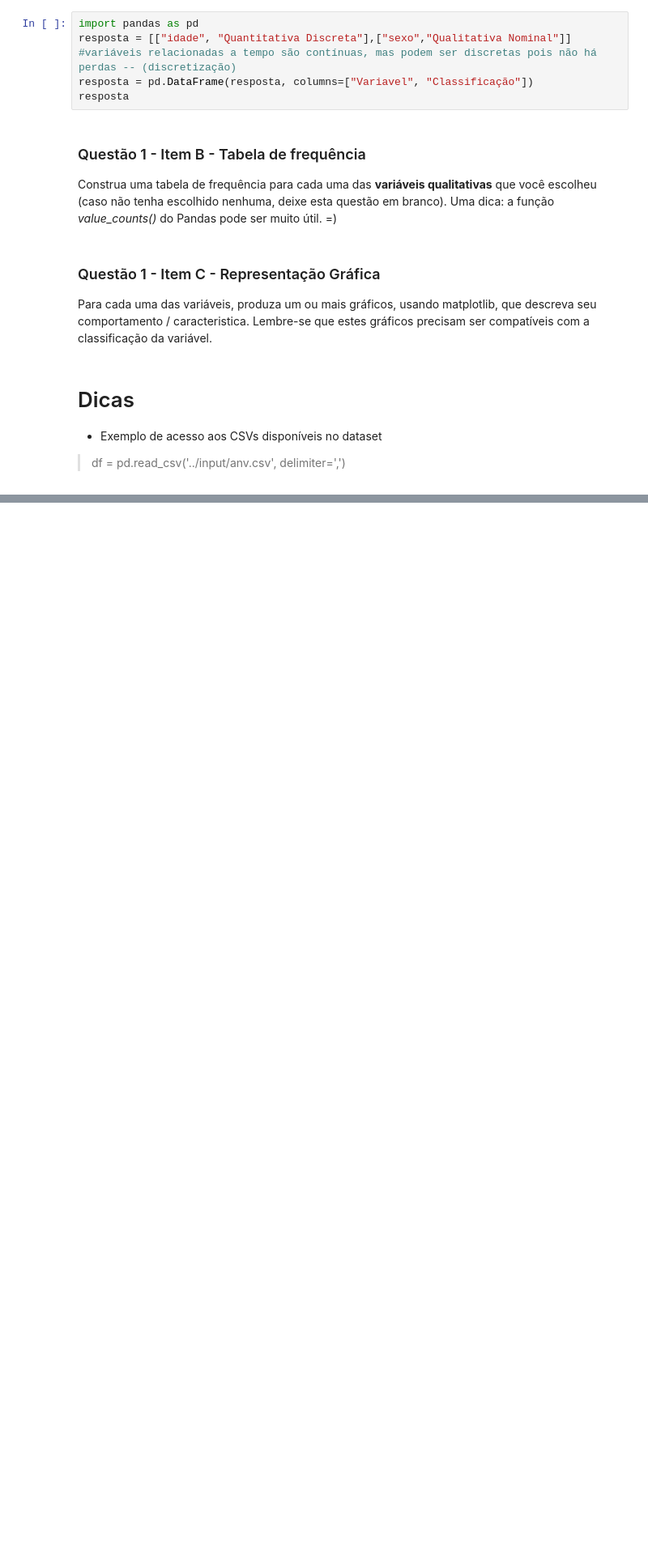
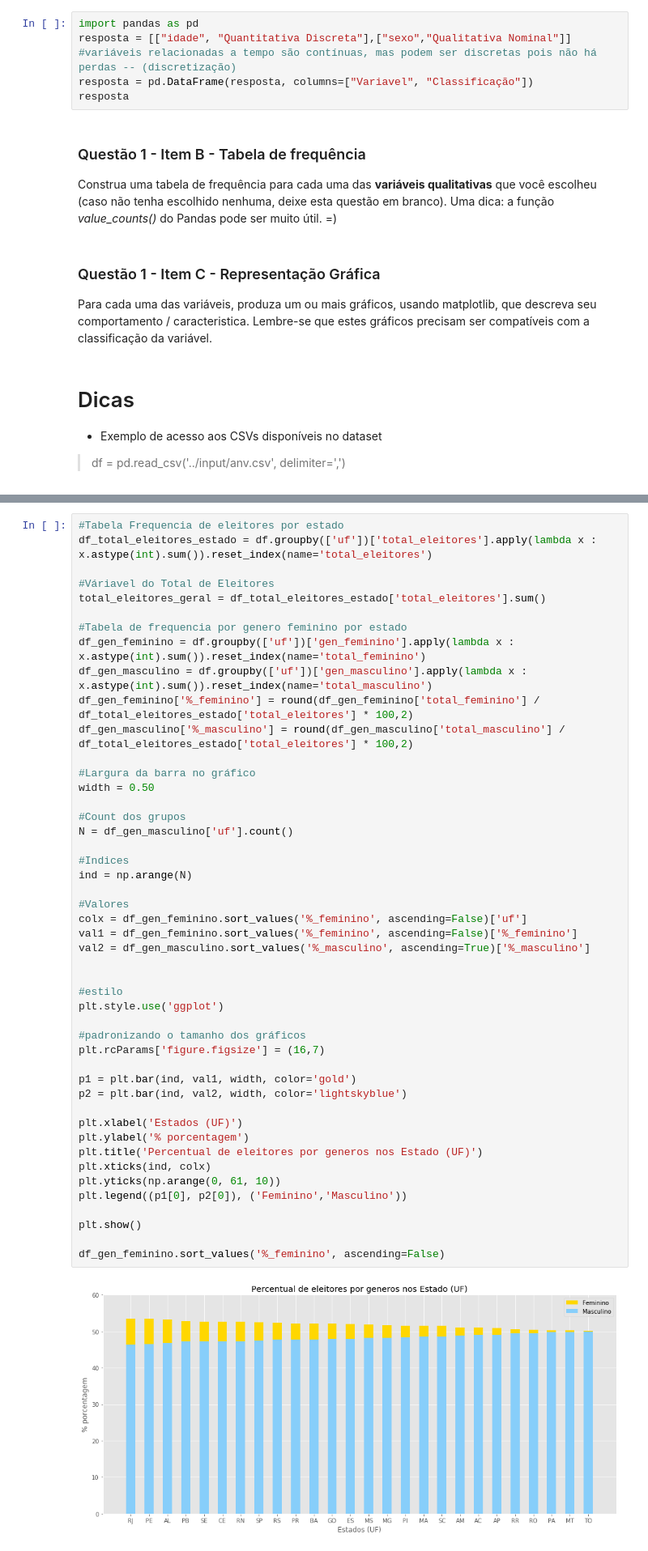
Before and after one commit to aabrantes/datascience, a Jupyter notebook: kernel.ipynb, the cells around one changed output, grey strips where cells are left out. Shown: that part at 81% size. Drawn from its saved outputs; the diff is of its cells as text; blank space fills up the shorter version.

```diff
--- a/kernel.ipynb
+++ b/kernel.ipynb
@@ -37,0 +278,49 @@ df.head(1)
+# %%
+#Tabela Frequencia de eleitores por estado
+df_total_eleitores_estado = df.groupby(['uf'])['total_eleitores'].apply(lambda x : x.astype(int).sum()).reset_index(name='total_eleitores')
+
+#Váriavel do Total de Eleitores
+total_eleitores_geral = df_total_eleitores_estado['total_eleitores'].sum()
+
+#Tabela de frequencia por genero feminino por estado
+df_gen_feminino = df.groupby(['uf'])['gen_feminino'].apply(lambda x : x.astype(int).sum()).reset_index(name='total_feminino')
+df_gen_masculino = df.groupby(['uf'])['gen_masculino'].apply(lambda x : x.astype(int).sum()).reset_index(name='total_masculino')
+df_gen_feminino['%_feminino'] = round(df_gen_feminino['total_feminino'] / df_total_eleitores_estado['total_eleitores'] * 100,2)
+df_gen_masculino['%_masculino'] = round(df_gen_masculino['total_masculino'] / df_total_eleitores_estado['total_eleitores'] * 100,2)
+
+#Largura da barra no gráfico
+width = 0.50
+
+#Count dos grupos
+N = df_gen_masculino['uf'].count()
+
+#Indices
+ind = np.arange(N)
+
+#Valores
+colx = df_gen_feminino.sort_values('%_feminino', ascending=False)['uf']
+val1 = df_gen_feminino.sort_values('%_feminino', ascending=False)['%_feminino']
+val2 = df_gen_masculino.sort_values('%_masculino', ascending=True)['%_masculino']
+
+
+#estilo
+plt.style.use('ggplot')
+
+#padronizando o tamanho dos gráficos
+plt.rcParams['figure.figsize'] = (16,7)
+
+p1 = plt.bar(ind, val1, width, color='gold')
+p2 = plt.bar(ind, val2, width, color='lightskyblue')
+
+plt.xlabel('Estados (UF)')
+plt.ylabel('% porcentagem')
+plt.title('Percentual de eleitores por generos nos Estado (UF)')
+plt.xticks(ind, colx)
+plt.yticks(np.arange(0, 61, 10))
+plt.legend((p1[0], p2[0]), ('Feminino','Masculino'))
+
+plt.show()
+
+df_gen_feminino.sort_values('%_feminino', ascending=False)
+# %% [output]
+[figure, added]
```
Also changed, not shown: parts of 18 cells of this notebook, 2 other files.
